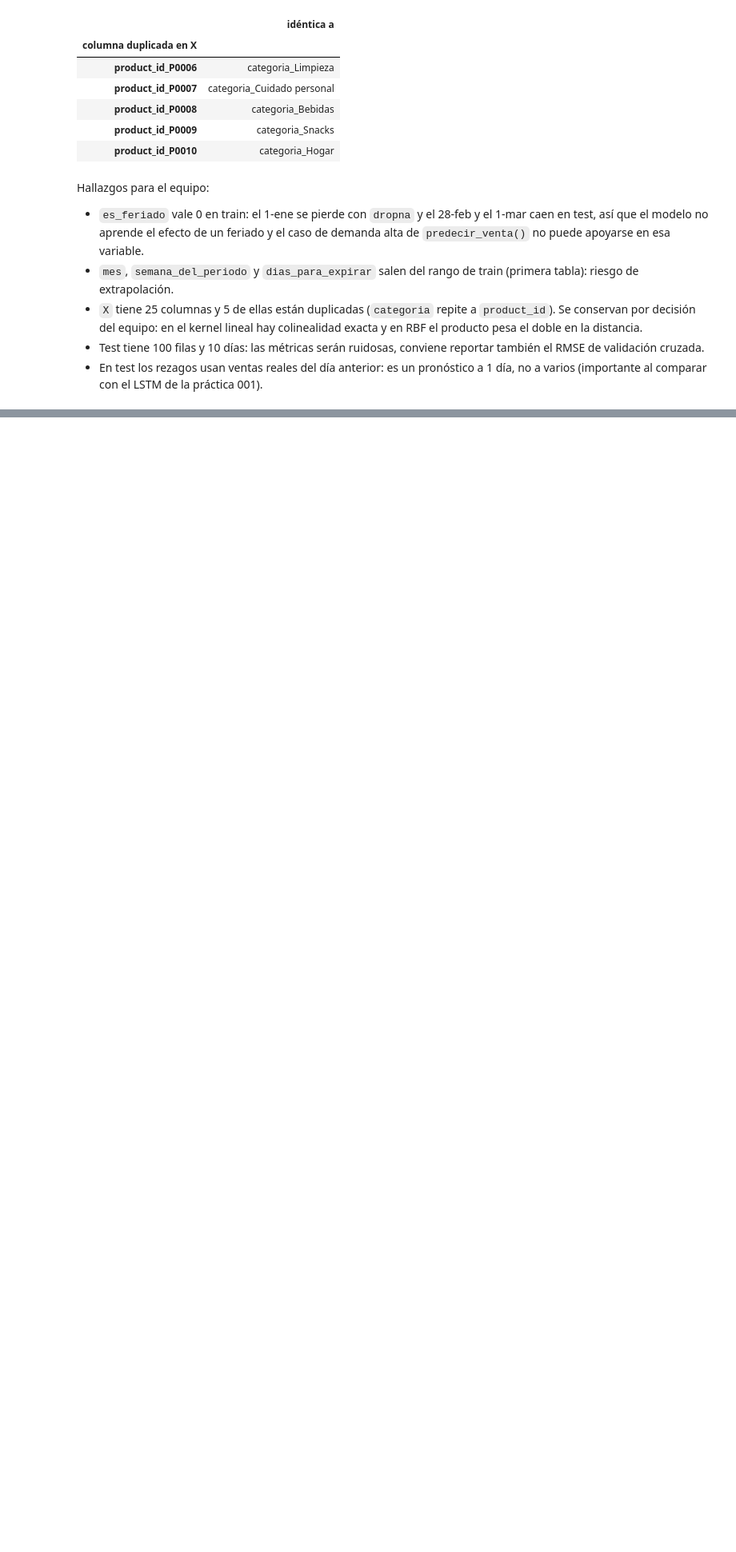
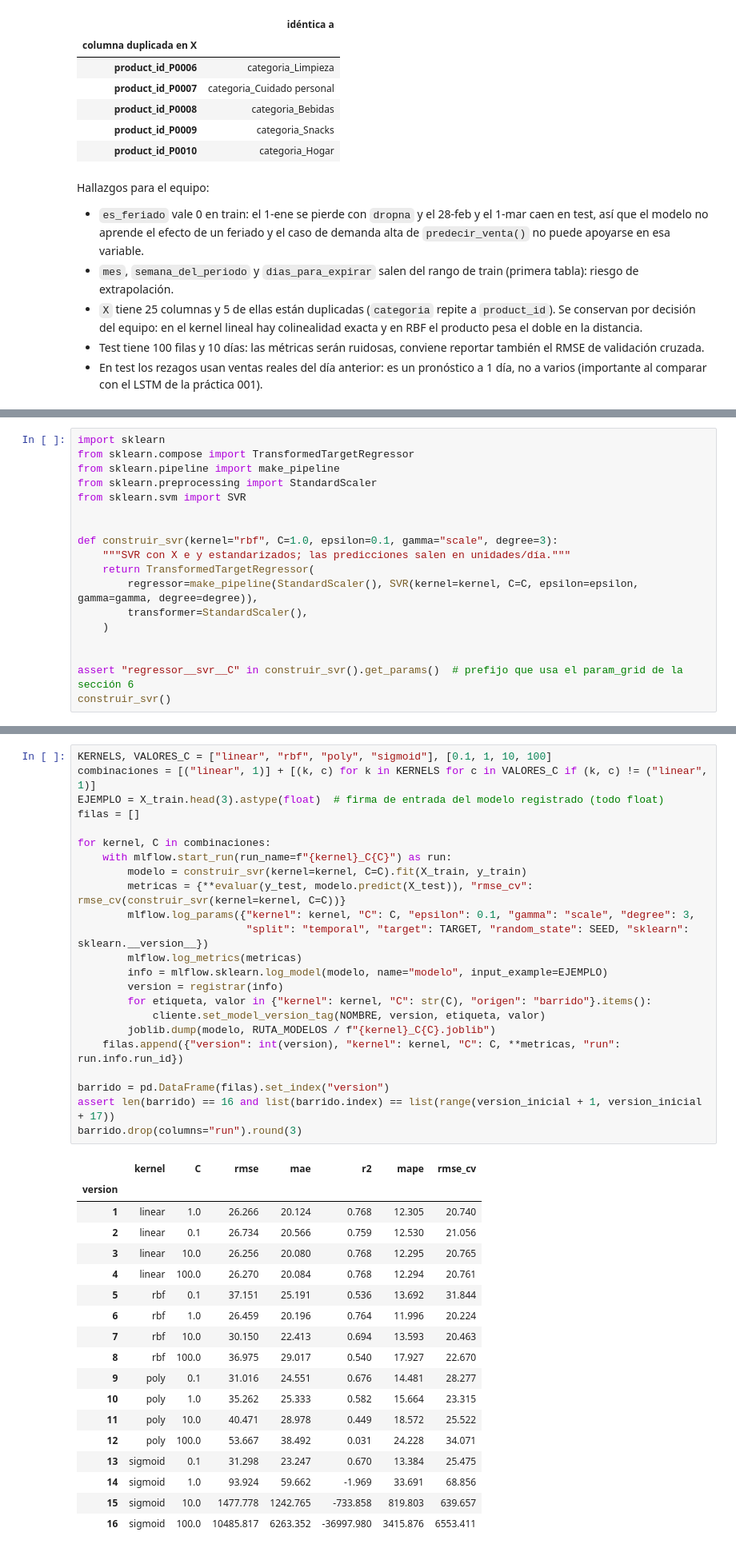
Before and after one commit to nnyez/practica-002, a Jupyter notebook: src/svr_ventas.ipynb, the cells around one changed output, grey strips where cells are left out. Shown at 80% size. Cells and saved outputs as stored; diff of their text form; blank space fills up the shorter version.

```diff
--- a/src/svr_ventas.ipynb
+++ b/src/svr_ventas.ipynb
@@ -423,0 +452,18 @@ Hallazgos para el equipo:
+# %%
+import sklearn
+from sklearn.compose import TransformedTargetRegressor
+from sklearn.pipeline import make_pipeline
+from sklearn.preprocessing import StandardScaler
+from sklearn.svm import SVR
+
+
+def construir_svr(kernel="rbf", C=1.0, epsilon=0.1, gamma="scale", degree=3):
+    """SVR con X e y estandarizados; las predicciones salen en unidades/día."""
+    return TransformedTargetRegressor(
+        regressor=make_pipeline(StandardScaler(), SVR(kernel=kernel, C=C, epsilon=epsilon, gamma=gamma, degree=degree)),
+        transformer=StandardScaler(),
+    )
+
+
+assert "regressor__svr__C" in construir_svr().get_params()  # prefijo que usa el param_grid de la sección 6
+construir_svr()
@@ -423,0 +563,42 @@ Hallazgos para el equipo:
+# %%
+KERNELS, VALORES_C = ["linear", "rbf", "poly", "sigmoid"], [0.1, 1, 10, 100]
+combinaciones = [("linear", 1)] + [(k, c) for k in KERNELS for c in VALORES_C if (k, c) != ("linear", 1)]
+EJEMPLO = X_train.head(3).astype(float)  # firma de entrada del modelo registrado (todo float)
+filas = []
+
+for kernel, C in combinaciones:
+    with mlflow.start_run(run_name=f"{kernel}_C{C}") as run:
+        modelo = construir_svr(kernel=kernel, C=C).fit(X_train, y_train)
+        metricas = {**evaluar(y_test, modelo.predict(X_test)), "rmse_cv": rmse_cv(construir_svr(kernel=kernel, C=C))}
+        mlflow.log_params({"kernel": kernel, "C": C, "epsilon": 0.1, "gamma": "scale", "degree": 3,
+                           "split": "temporal", "target": TARGET, "random_state": SEED, "sklearn": sklearn.__version__})
+        mlflow.log_metrics(metricas)
+        info = mlflow.sklearn.log_model(modelo, name="modelo", input_example=EJEMPLO)
+        version = registrar(info)
+        for etiqueta, valor in {"kernel": kernel, "C": str(C), "origen": "barrido"}.items():
+            cliente.set_model_version_tag(NOMBRE, version, etiqueta, valor)
+        joblib.dump(modelo, RUTA_MODELOS / f"{kernel}_C{C}.joblib")
+    filas.append({"version": int(version), "kernel": kernel, "C": C, **metricas, "run": run.info.run_id})
+
+barrido = pd.DataFrame(filas).set_index("version")
+assert len(barrido) == 16 and list(barrido.index) == list(range(version_inicial + 1, version_inicial + 17))
+barrido.drop(columns="run").round(3)
+# %% [output]
+|  | kernel | C | rmse | mae | r2 | mape | rmse_cv |
+| version |  |  |  |  |  |  |  |
+| 1 | linear | 1.0 | 26.266 | 20.124 | 0.768 | 12.305 | 20.740 |
+| 2 | linear | 0.1 | 26.734 | 20.566 | 0.759 | 12.530 | 21.056 |
+| 3 | linear | 10.0 | 26.256 | 20.080 | 0.768 | 12.295 | 20.765 |
+| 4 | linear | 100.0 | 26.270 | 20.084 | 0.768 | 12.294 | 20.761 |
+| 5 | rbf | 0.1 | 37.151 | 25.191 | 0.536 | 13.692 | 31.844 |
+| 6 | rbf | 1.0 | 26.459 | 20.196 | 0.764 | 11.996 | 20.224 |
+| 7 | rbf | 10.0 | 30.150 | 22.413 | 0.694 | 13.593 | 20.463 |
+| 8 | rbf | 100.0 | 36.975 | 29.017 | 0.540 | 17.927 | 22.670 |
+| 9 | poly | 0.1 | 31.016 | 24.551 | 0.676 | 14.481 | 28.277 |
+| 10 | poly | 1.0 | 35.262 | 25.333 | 0.582 | 15.664 | 23.315 |
+| 11 | poly | 10.0 | 40.471 | 28.978 | 0.449 | 18.572 | 25.522 |
+| 12 | poly | 100.0 | 53.667 | 38.492 | 0.031 | 24.228 | 34.071 |
+| 13 | sigmoid | 0.1 | 31.298 | 23.247 | 0.670 | 13.384 | 25.475 |
+| 14 | sigmoid | 1.0 | 93.924 | 59.662 | -1.969 | 33.691 | 68.856 |
+| 15 | sigmoid | 10.0 | 1477.778 | 1242.765 | -733.858 | 819.803 | 639.657 |
+| 16 | sigmoid | 100.0 | 10485.817 | 6263.352 | -36997.980 | 3415.876 | 6553.411 |
```
Also changed, not shown: parts of 21 cells of this notebook, 3 other files.
